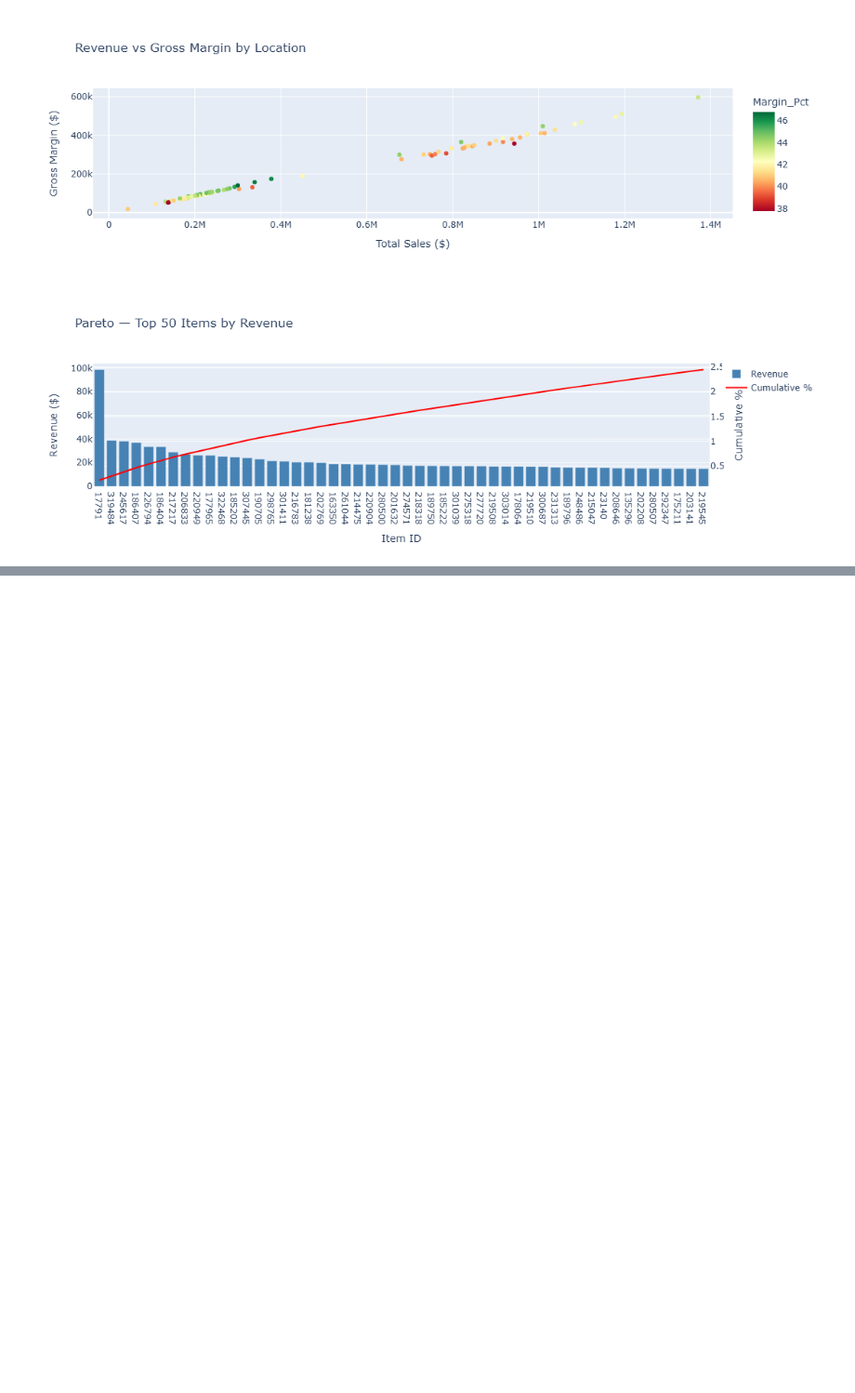
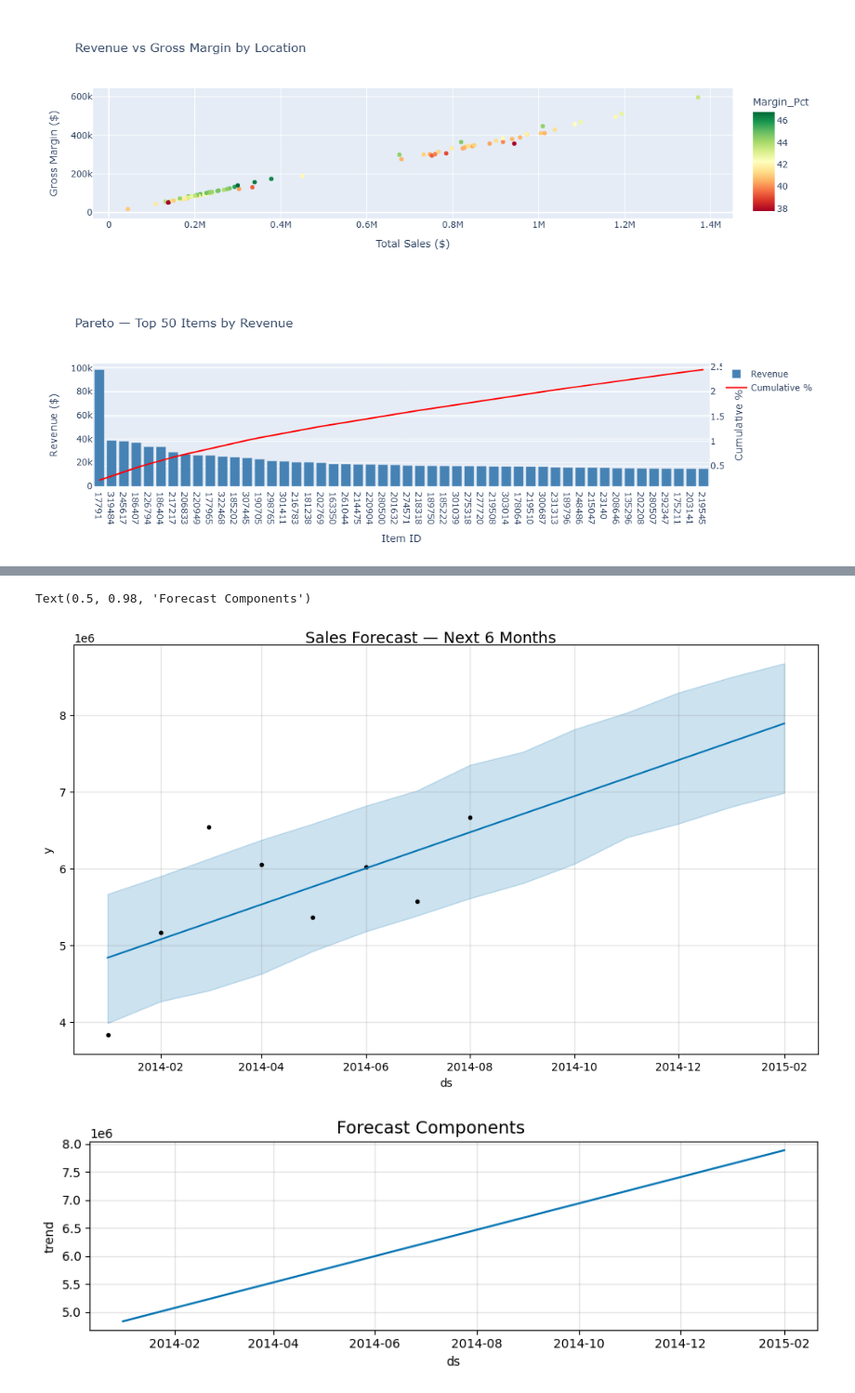
Before and after one commit to ThecrypsycH/Retail-Sales-Analysis, a Jupyter notebook: Retail_Sales_Analysis.ipynb, the cells around one changed output, grey strips where cells are left out. Shown at 93% size. Drawn from its saved outputs; the diff is of its cells as text; code cells hidden in the pictures; blank space fills up the shorter version.

```diff
--- a/Retail_Sales_Analysis.ipynb
+++ b/Retail_Sales_Analysis.ipynb
@@ -458,0 +466,24 @@ fig.show()
+# %%
+from prophet import Prophet
+import pandas as pd
+
+# Prepare data for Prophet — requires columns 'ds' (date) and 'y' (value)
+prophet_df = monthly[['MonthID', 'Total_Sales_Dollars']].rename(
+    columns={'MonthID': 'ds', 'Total_Sales_Dollars': 'y'}
+)
+
+# Build and fit the model
+model = Prophet(seasonality_mode='multiplicative')
+model.fit(prophet_df)
+
+# Forecast 6 months ahead
+future = model.make_future_dataframe(periods=6, freq='MS')
+forecast = model.predict(future)
+
+# Plot
+fig1 = model.plot(forecast)
+fig1.suptitle('Sales Forecast — Next 6 Months', fontsize=14)
+
+fig2 = model.plot_components(forecast)
+fig2.suptitle('Forecast Components', fontsize=14)
+# %% [output]
@@ -458,0 +492,3 @@ fig.show()
+Text(0.5, 0.98, 'Forecast Components')
+[figure, added]
+[figure, added]
```
Also changed, not shown: parts of 6 cells of this notebook.
